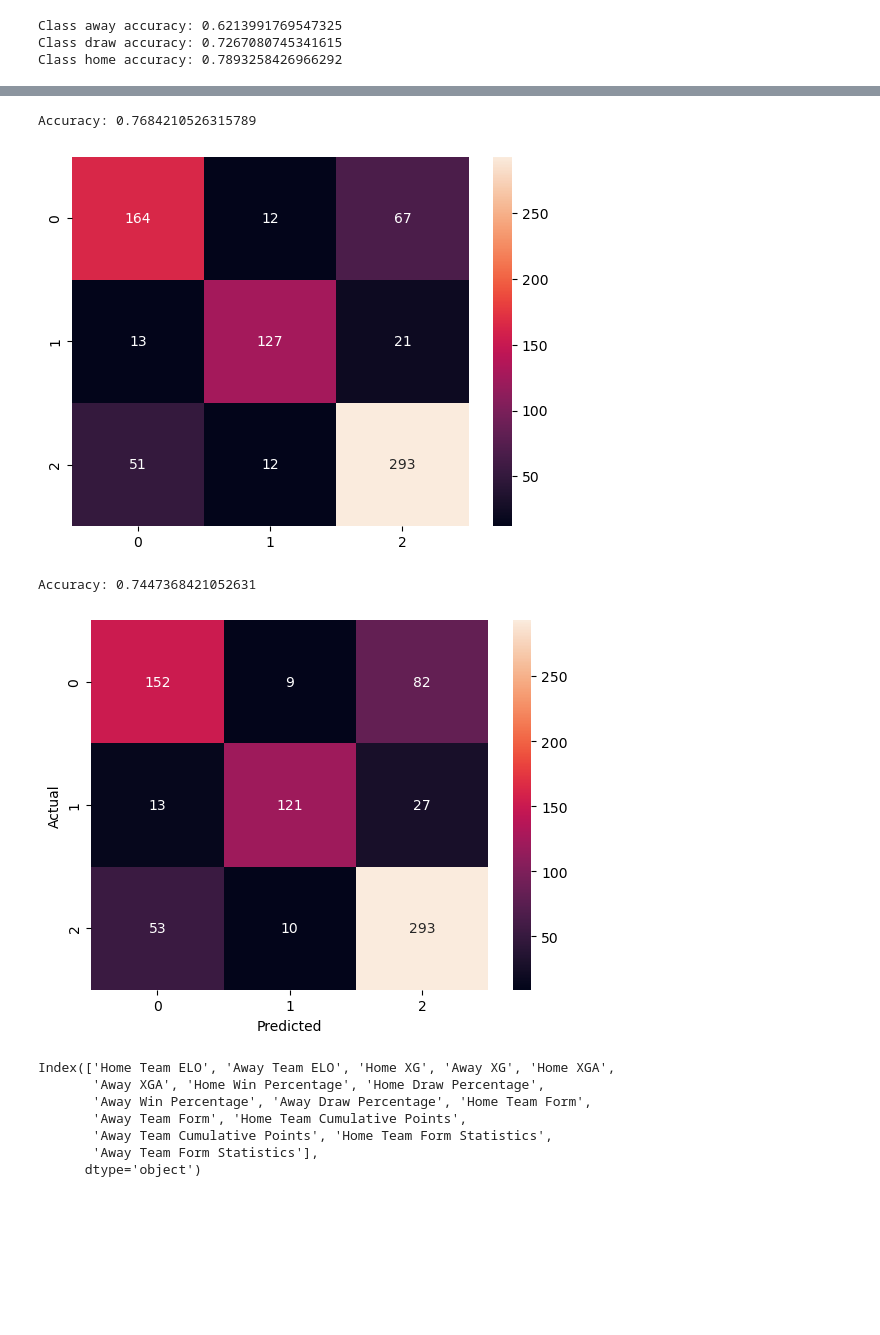
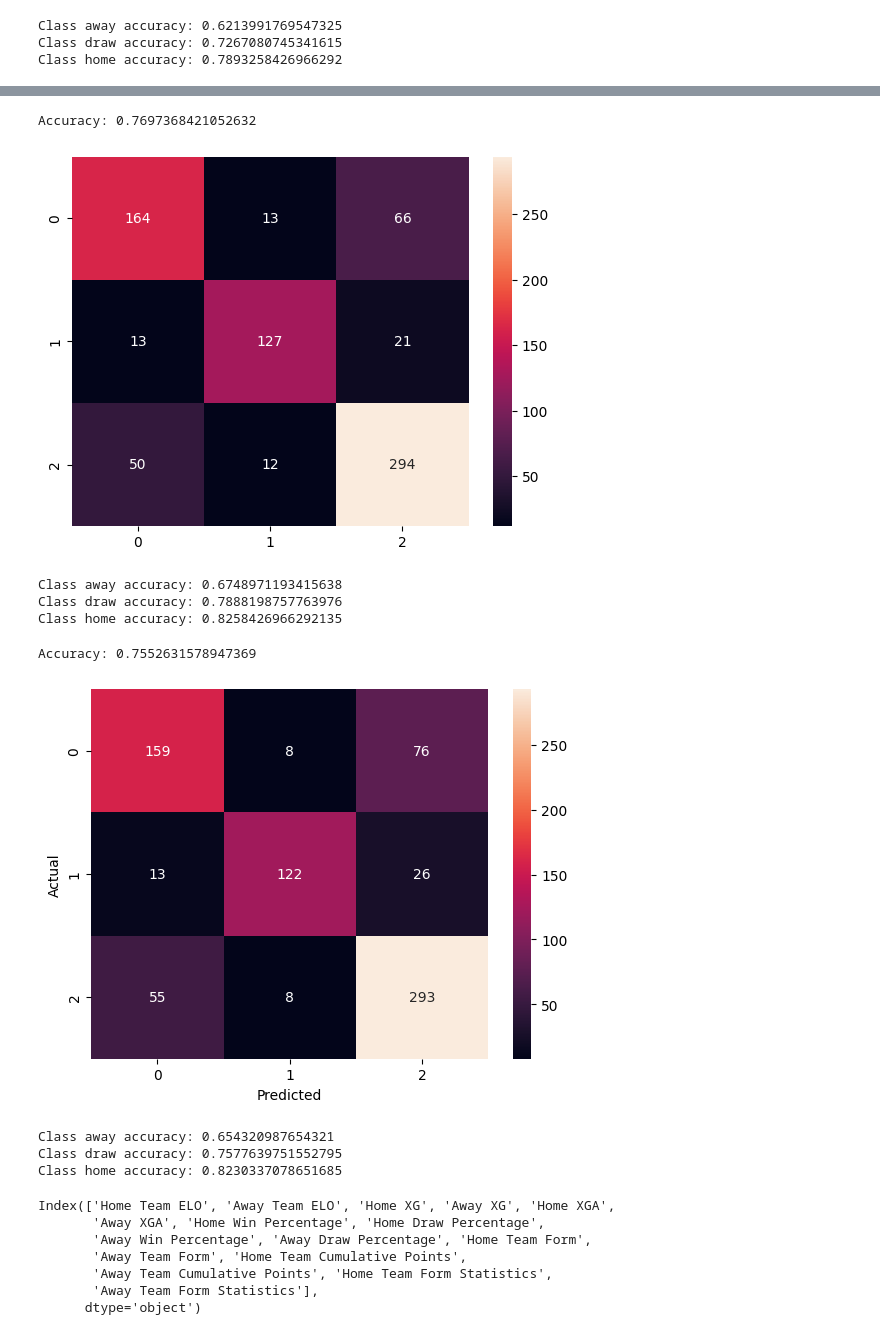
Before and after one commit to ML-Project-PremierInsights/ELO-Insights, a Jupyter notebook: ensemble_models.ipynb, the cells around one changed output, grey strips where cells are left out. Cells and saved outputs as stored; diff of their text form; code cells hidden in the pictures; blank space fills up the shorter version.

```diff
--- a/ensemble_models.ipynb
+++ b/ensemble_models.ipynb
@@ -85,4 +85,9 @@ print('Accuracy:', accuracy_score(y_test_, y_pred))
 conf_matrix = confusion_matrix(y_test_, y_pred)
 sns.heatmap(conf_matrix, annot=True, fmt='d')
 plt.show()
+
+classwise_accuracy = conf_matrix.diagonal() / conf_matrix.sum(axis=1)
+class_labels = {0: 'away', 1: 'draw', 2: 'home'}
+for i, accuracy in enumerate(classwise_accuracy):
+    print(f'Class {class_labels[i]} accuracy: {accuracy}')
 # %% [output]
@@ -91,16 +99,24 @@ Accuracy: 0.7407894736842106
 # %%
 gb_model = GradientBoostingClassifier(random_state=16, n_estimators=1000, learning_rate=0.5, max_depth=4)
 
 gb_model.fit(X_train, y_train)
 y_pred = gb_model.predict(X_test)
 print('Accuracy:', accuracy_score(y_test, y_pred))
 
 conf_matrix = confusion_matrix(y_test, y_pred)
 sns.heatmap(conf_matrix, annot=True, fmt='d')
 plt.show()
+
+classwise_accuracy = conf_matrix.diagonal() / conf_matrix.sum(axis=1)
+class_labels = {0: 'away', 1: 'draw', 2: 'home'}
+for i, accuracy in enumerate(classwise_accuracy):
+    print(f'Class {class_labels[i]} accuracy: {accuracy}')
 # %% [output]
-Accuracy: 0.7684210526315789
+Accuracy: 0.7697368421052632
-[figure, old version]
+[figure, new version]
+Class away accuracy: 0.6748971193415638
+Class draw accuracy: 0.7888198757763976
+Class home accuracy: 0.8258426966292135
 # %%
 class ELO_Insights_model:
     def __init__(self):
@@ -159,9 +175,17 @@ sns.heatmap(conf_matrix, annot=True, fmt='d')
 plt.xlabel('Predicted')
 plt.ylabel('Actual')
 plt.show()
+
+classwise_accuracy = conf_matrix.diagonal() / conf_matrix.sum(axis=1)
+class_labels = {0: 'away', 1: 'draw', 2: 'home'}
+for i, accuracy in enumerate(classwise_accuracy):
+    print(f'Class {class_labels[i]} accuracy: {accuracy}')
 # %% [output]
-Accuracy: 0.7447368421052631
+Accuracy: 0.7552631578947369
-[figure, old version]
+[figure, new version]
+Class away accuracy: 0.654320987654321
+Class draw accuracy: 0.7577639751552795
+Class home accuracy: 0.8230337078651685
 # %%
 print(X.columns)
 # %% [output]
```
Also changed, not shown: parts of 2 cells of this notebook.
